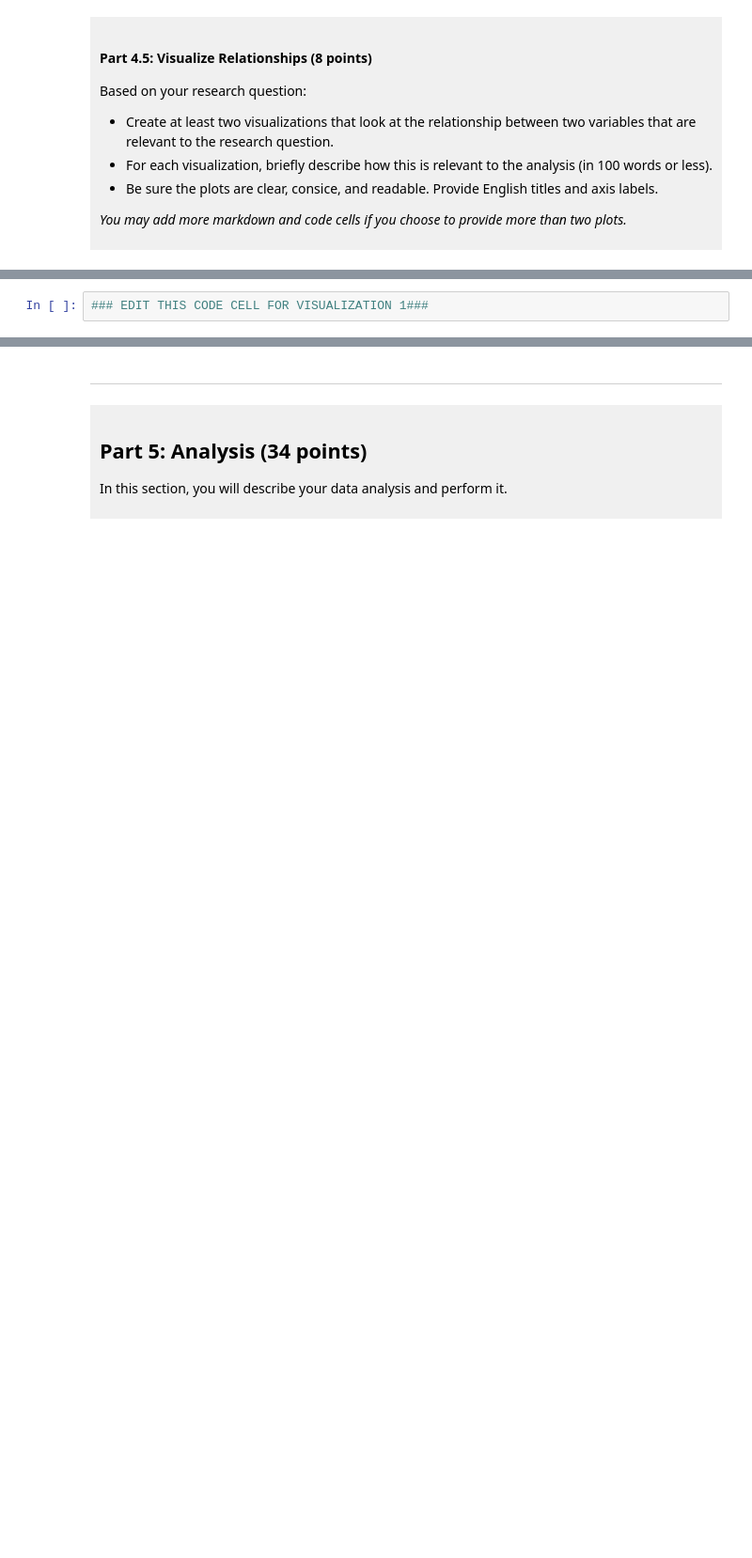
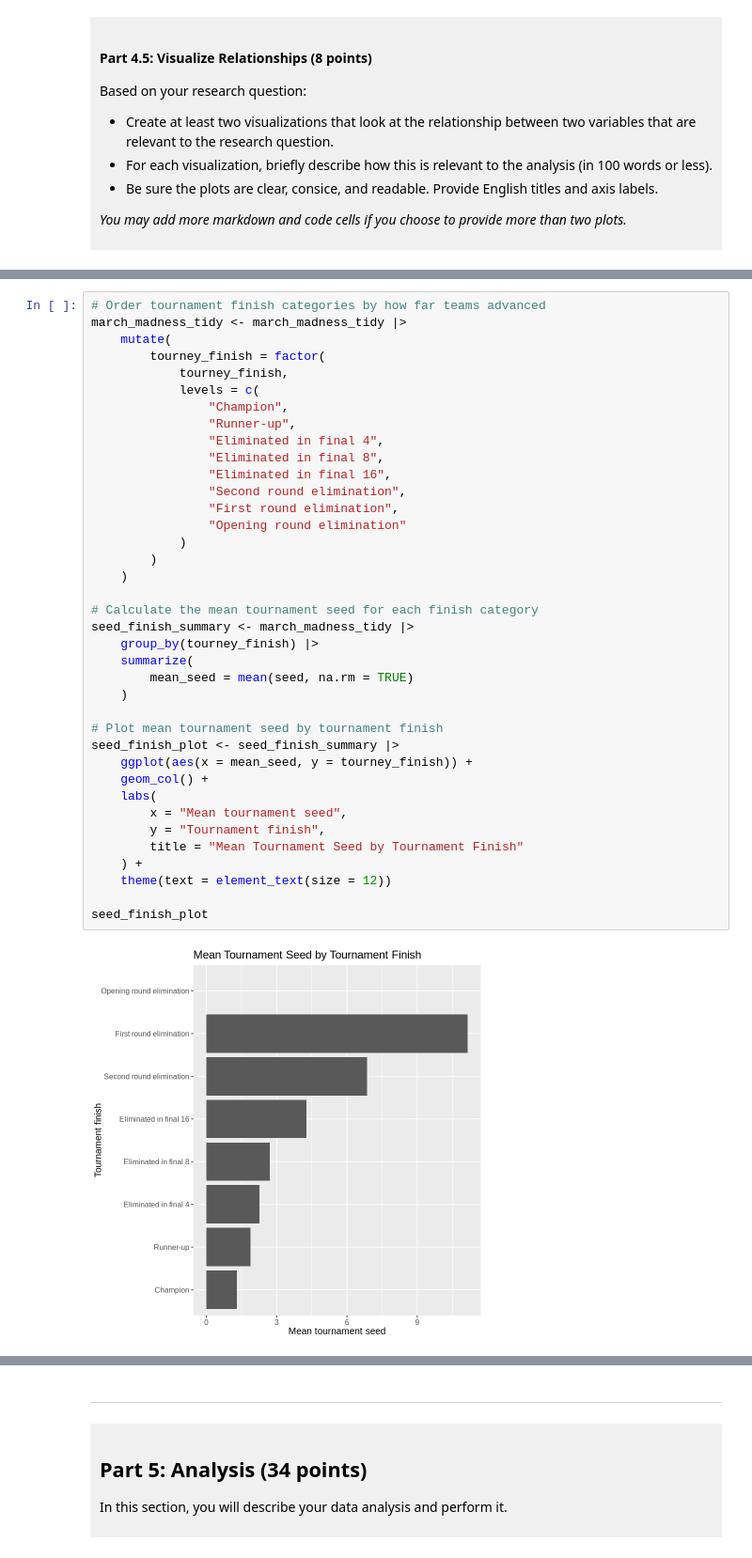
Before and after one commit to InshaMajeed/DSCI-100-008-Project-Insha-Majeed, a Jupyter notebook: dsci-100-project-notebook.ipynb, the cells around one changed output, grey strips where cells are left out. Shown at 94% size. Cells and saved outputs as stored; diff of their text form; blank space fills up the shorter version.

```diff
--- a/dsci-100-project-notebook.ipynb
+++ b/dsci-100-project-notebook.ipynb
@@ -345,3 +451,41 @@ Visualization 1: %%% EDIT THIS MARKDOWN CELL%%%
 # %%
-### EDIT THIS CODE CELL FOR VISUALIZATION 1###
+# Order tournament finish categories by how far teams advanced
+march_madness_tidy <- march_madness_tidy |>
+    mutate(
+        tourney_finish = factor(
+            tourney_finish,
+            levels = c(
+                "Champion",
+                "Runner-up",
+                "Eliminated in final 4",
+                "Eliminated in final 8",
+                "Eliminated in final 16",
+                "Second round elimination",
+                "First round elimination",
+                "Opening round elimination"
+            )
+        )
+    )
+
+# Calculate the mean tournament seed for each finish category
+seed_finish_summary <- march_madness_tidy |>
+    group_by(tourney_finish) |>
+    summarize(
+        mean_seed = mean(seed, na.rm = TRUE)
+    )
+
+# Plot mean tournament seed by tournament finish
+seed_finish_plot <- seed_finish_summary |>
+    ggplot(aes(x = mean_seed, y = tourney_finish)) +
+    geom_col() +
+    labs(
+        x = "Mean tournament seed",
+        y = "Tournament finish",
+        title = "Mean Tournament Seed by Tournament Finish"
+    ) +
+    theme(text = element_text(size = 12))
+
+seed_finish_plot
+# %% [output]
+[figure, added]
 # %% [markdown]
```
Also changed, not shown: parts of 9 cells of this notebook.
